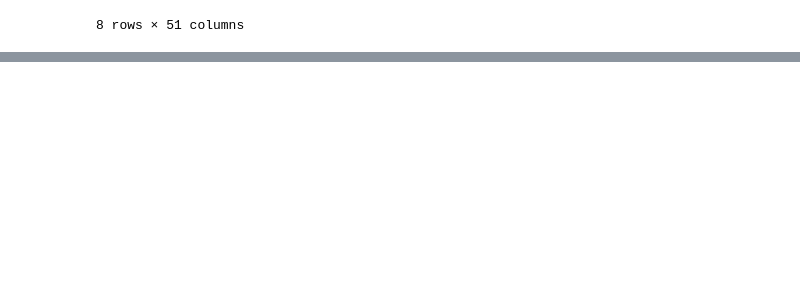
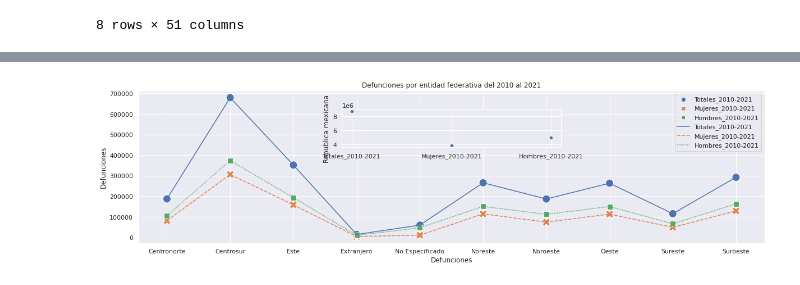
Before and after one commit to ReipasMerenneito/ReipasMerenneito, a Jupyter notebook: Defunciones_Totales_INEGI.ipynb, the cells around one changed output, grey strips where cells are left out. Saved outputs shown, nothing was run; the diff lists cells and outputs as text; code cells hidden in the pictures; blank space fills up the shorter version.

```diff
--- a/Defunciones_Totales_INEGI.ipynb
+++ b/Defunciones_Totales_INEGI.ipynb
@@ -307,0 +257,15 @@ Name: Totales_2010-2021, dtype: int64
+# %%
+#Primero agrupamos por region y calculamos el promedio de muertes entre 2010 y 2021, para los tres (total, mujeres y hombres)
+data1=total_df.groupby('Region')['Totales_2010-2021'].agg('mean')
+data2=total_df.groupby('Region')['Mujeres_2010-2021'].agg('mean')
+data3=total_df.groupby('Region')['Hombres_2010-2021'].agg('mean')
+#Como el valor de las defunciones en todo el pais (republica mexicana) es muy alto comparado con el resto (porque es el acumulado), lo omitimos para que no se desproporcione la grafica
+data1t=data1.drop(['Republica mexicana'])
+data2t=data2.drop(['Republica mexicana'])
+data3t=data3.drop(['Republica mexicana'])
+#Finalmente creamos un dataframe que sera el que graficaremos
+data_tot=[data1t,data2t,data3t]
+data_tot1=[data1,data2,data3]
+#data_tot=pd.DataFrame(data_tot)
+data_tot1=pd.DataFrame(data_tot1)
+#Falta añadir un inset de los valores de toda la republica
@@ -307,0 +277,17 @@ Name: Totales_2010-2021, dtype: int64
+# %%
+g, ax = plt.subplots()
+g=sns.set(rc={'figure.figsize':(20,5)})
+g=sns.scatterplot(data_tot,s=200)
+g=sns.lineplot(data_tot)
+g.set(ylabel='Defunciones')
+g.set(title='Defunciones por entidad federativa del 2010 al 2021')
+
+#Falta añadir un inset de los valores de toda la republica
+
+from mpl_toolkits.axes_grid1.inset_locator import inset_axes
+ax.xaxis.set_label_text('Defunciones')
+axins = inset_axes(ax,  "35%", "25%" ,loc="upper center", borderpad=3)
+sns.scatterplot(data_tot1['Republica mexicana'], ax=axins)
+plt.show()
+# %% [output]
+[figure, added]
```
Also changed, not shown: parts of 16 cells of this notebook.
